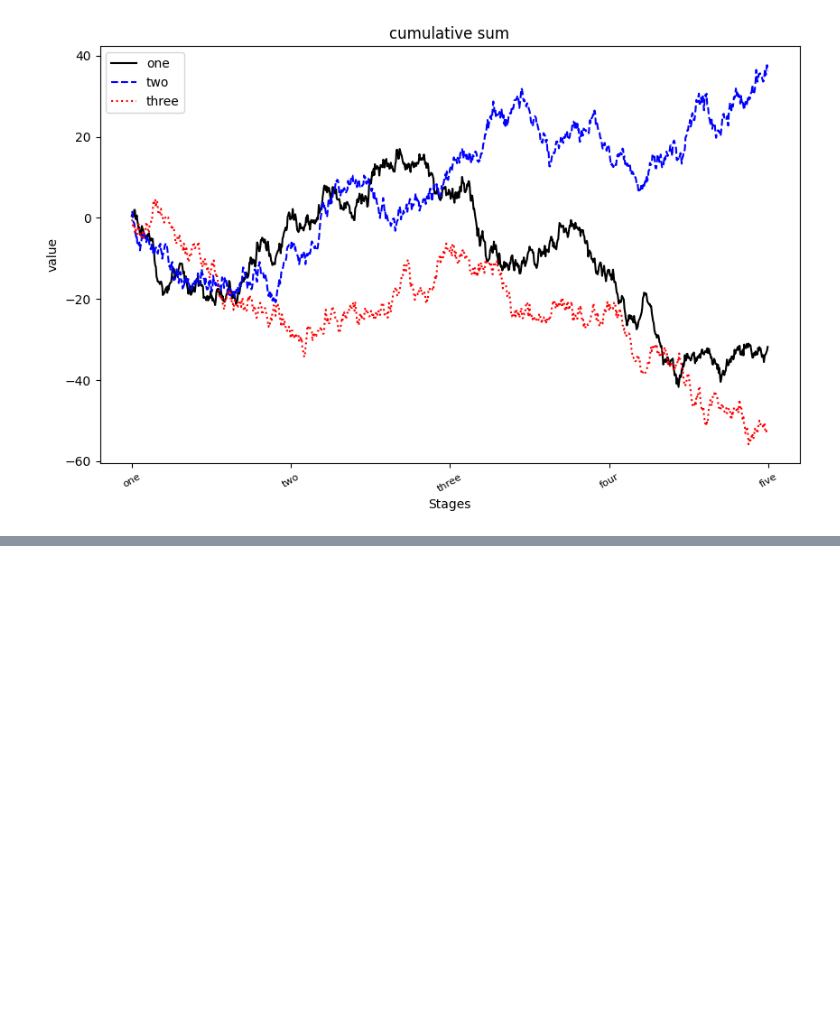
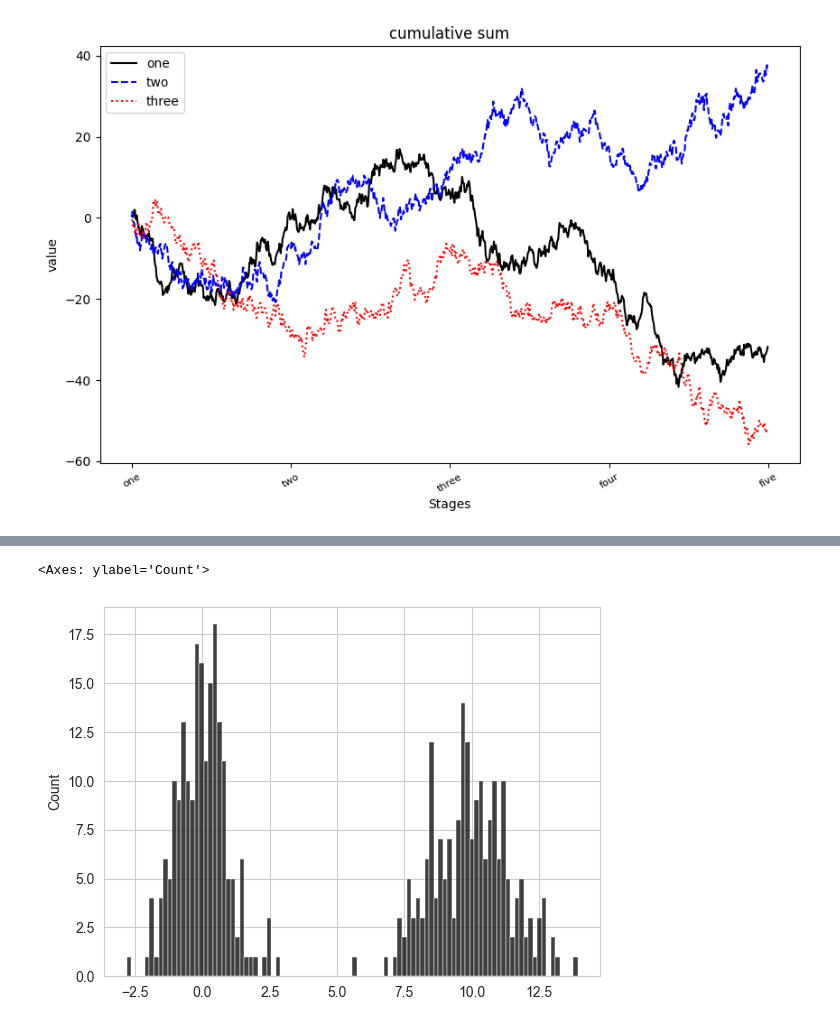
Before and after one commit to Ulysses-WJL/pydata-book, a Jupyter notebook: ch09.ipynb, the cells around one changed output, grey strips where cells are left out. Drawn from its saved outputs; the diff is of its cells as text; code cells hidden in the pictures; blank space fills up the shorter version.

```diff
--- a/ch09.ipynb
+++ b/ch09.ipynb
@@ -178,3 +190,5 @@ plt.close("all")
+# %%
+plt.style.use('default')
 # %%
 tips = pd.read_csv("examples/tips.csv")
 tips.head()
@@ -218,9 +263,13 @@ plt.figure()
 # %%
+plt.figure()
 comp1 = np.random.standard_normal(200)
-comp2 = 10 + 2 * np.random.standard_normal(200)
+comp2 = 10 + 1.5 * np.random.standard_normal(200)
 values = pd.Series(np.concatenate([comp1, comp2]))
 
 sns.histplot(values, bins=100, color="black")
+# %% [output]
+<Axes: ylabel='Count'>
+[figure, added]
 # %%
 macro = pd.read_csv("examples/macrodata.csv")
 data = macro[["cpi", "m1", "tbilrate", "unemp"]]
```
Also changed, not shown: parts of 35 cells of this notebook, 3 other files.
